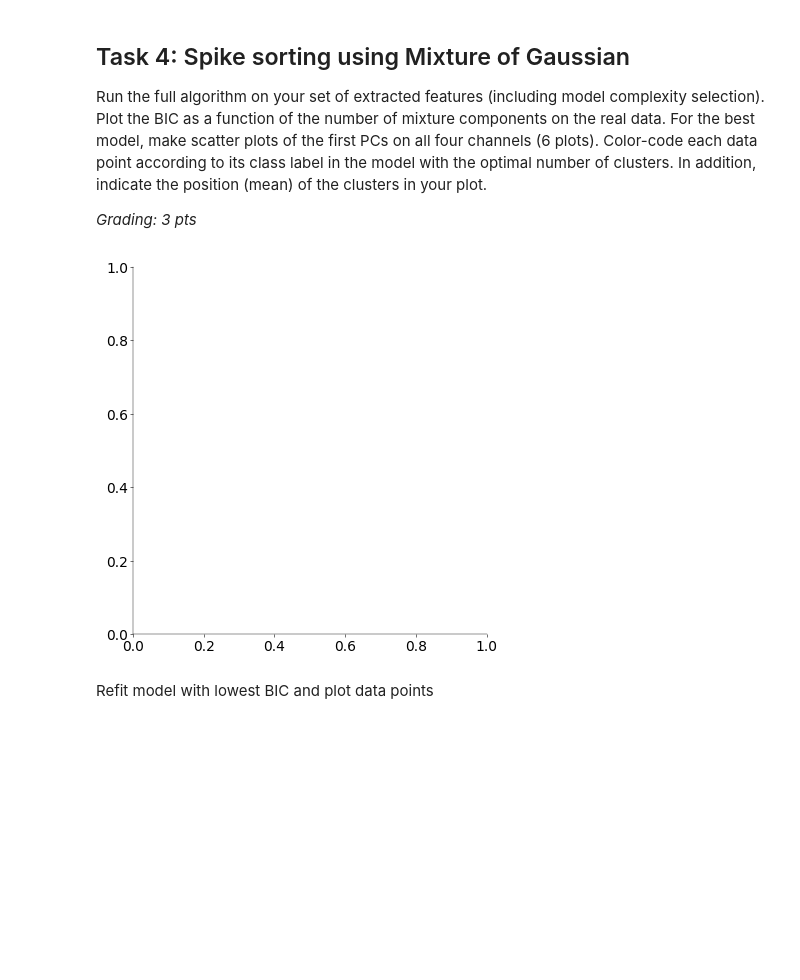
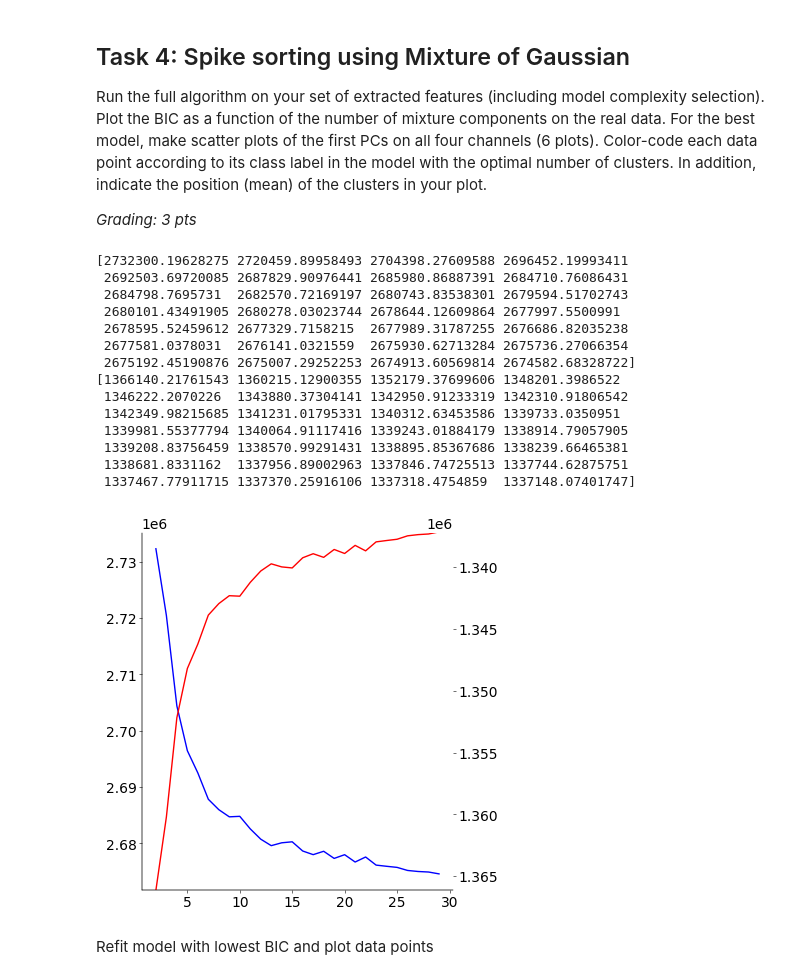
Before and after one commit to stedavkle/uni-tue-nds, a Jupyter notebook: CL2/notebooks/CodingLab2.ipynb, the cells around one changed output. Saved outputs shown, nothing was run; the diff lists cells and outputs as text; code cells hidden in the pictures; blank space fills up the shorter version.

```diff
--- a/CL2/notebooks/CodingLab2.ipynb
+++ b/CL2/notebooks/CodingLab2.ipynb
@@ -445,17 +445,50 @@ Run the full algorithm on your set of extracted features (including model comple
 # Select the model that best represents the data according to the BIC (include plot) (1 pt)
 # ------------------------------------------------------------------------------------------
 
-K = np.arange(2, 16)
-num_seeds = 5
+K = np.arange(2, 30)
+num_seeds = 1
 
 BIC = np.zeros((num_seeds, len(K)))
 LL = np.zeros((num_seeds, len(K)))
+
+# run mog and BIC multiple times here
+for i, seed in enumerate(seeds):
+    if i == num_seeds:
+        break
+    for j, k in enumerate(K):
+        labels, m, S, p = fit_mog(b, k, random_seed=seed)
+        BIC[i, j], LL[i, j] = mog_bic(b, m, S, p)
-# %%
-fig, ax = plt.subplots(figsize=(4, 4))
-
-# plot BIC
-# %% [output]
-[figure, removed]
+# %%
+fig, ax = plt.subplots(figsize=(4, 4))
+
+print(BIC[0])
+print(-LL[0])
+# plot BIC
+ax2 = ax.twinx()
+
+for i in range(num_seeds):
+    ax.plot(K, BIC[i], c="b")
+
+    ax2.plot(K, -LL[i], c="r")  # TODO that's kinda shitty
+    ax2.set_ylim([-LL.min() - 10, -LL.max() + 50])
+
+plt.show()
+# %% [output]
+[2732300.19628275 2720459.89958493 2704398.27609588 2696452.19993411
+ 2692503.69720085 2687829.90976441 2685980.86887391 2684710.76086431
+ 2684798.7695731  2682570.72169197 2680743.83538301 2679594.51702743
+ 2680101.43491905 2680278.03023744 2678644.12609864 2677997.5500991
+ 2678595.52459612 2677329.7158215  2677989.31787255 2676686.82035238
+ 2677581.0378031  2676141.0321559  2675930.62713284 2675736.27066354
+ 2675192.45190876 2675007.29252253 2674913.60569814 2674582.68328722]
+[1366140.21761543 1360215.12900355 1352179.37699606 1348201.3986522
+ 1346222.2070226  1343880.37304141 1342950.91233319 1342310.91806542
+ 1342349.98215685 1341231.01795331 1340312.63453586 1339733.0350951
+ 1339981.55377794 1340064.91117416 1339243.01884179 1338914.79057905
+ 1339208.83756459 1338570.99291431 1338895.85367686 1338239.66465381
+ 1338681.8331162  1337956.89002963 1337846.74725513 1337744.62875751
+ 1337467.77911715 1337370.25916106 1337318.4754859  1337148.07401747]
+[figure, added]
 # %% [markdown]
 Refit model with lowest BIC and plot data points
 # %%
```
Also changed, not shown: parts of 1 cell of this notebook.
